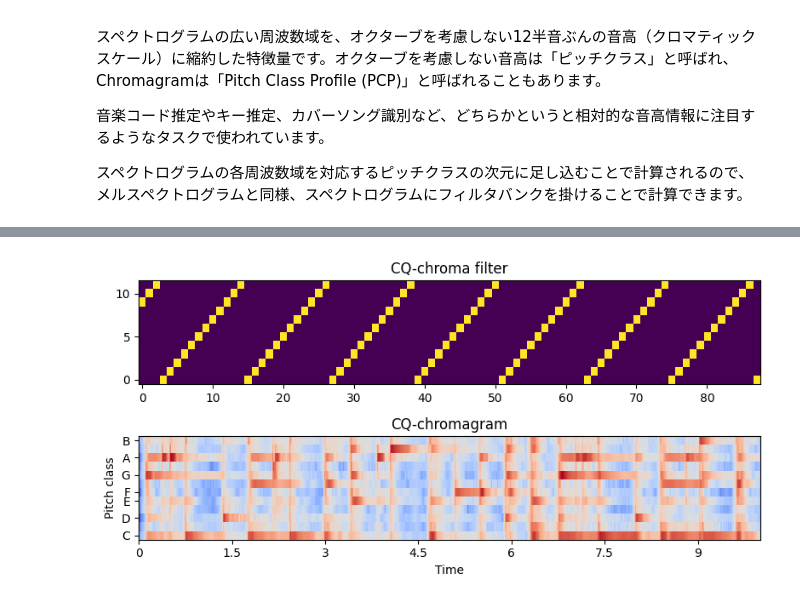
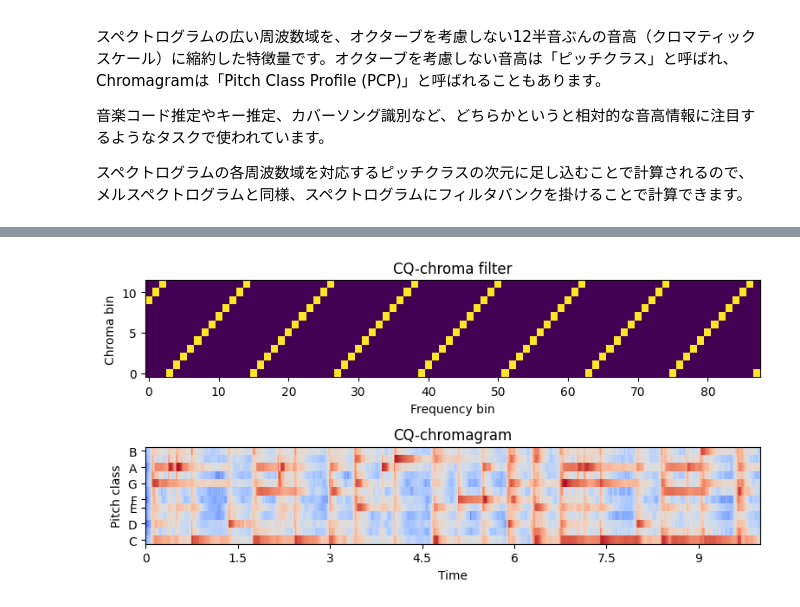
Before and after one commit to ja-MIC/Japanese-MIR-Book, a Jupyter notebook: book/signal_processing/xxgrams.ipynb, the cells around one changed output, grey strips where cells are left out. Saved outputs shown, nothing was run; the diff lists cells and outputs as text; code cells hidden in the pictures.

```diff
--- a/book/signal_processing/xxgrams.ipynb
+++ b/book/signal_processing/xxgrams.ipynb
@@ -178,14 +180,16 @@ plt.tight_layout()
 # %%
 cq_chroma_filter = librosa.filters.cq_to_chroma(n_input=88, fmin=librosa.note_to_hz('A0'))  # CQTスペクトログラム用のフィルタバンク
 cq_chromagram = cq_chroma_filter @ np.abs(cqt_spectrogram)
 
 plt.figure(figsize=(8, 4))
 plt.subplot(2, 1, 1)
 plt.imshow(cq_chroma_filter, aspect='auto', origin='lower', cmap='viridis')
 plt.title('CQ-chroma filter')
+plt.xlabel('Frequency bin')
+plt.ylabel('Chroma bin')
 plt.subplot(2, 1, 2)
 librosa.display.specshow(librosa.amplitude_to_db(cq_chromagram), sr=sample_rate, x_axis='time', y_axis='chroma')
 plt.title('CQ-chromagram')
 plt.tight_layout()
 # %% [output]
-[figure, old version]
+[figure, new version]
```
Also changed, not shown: parts of 35 cells of this notebook, 11 other files.
